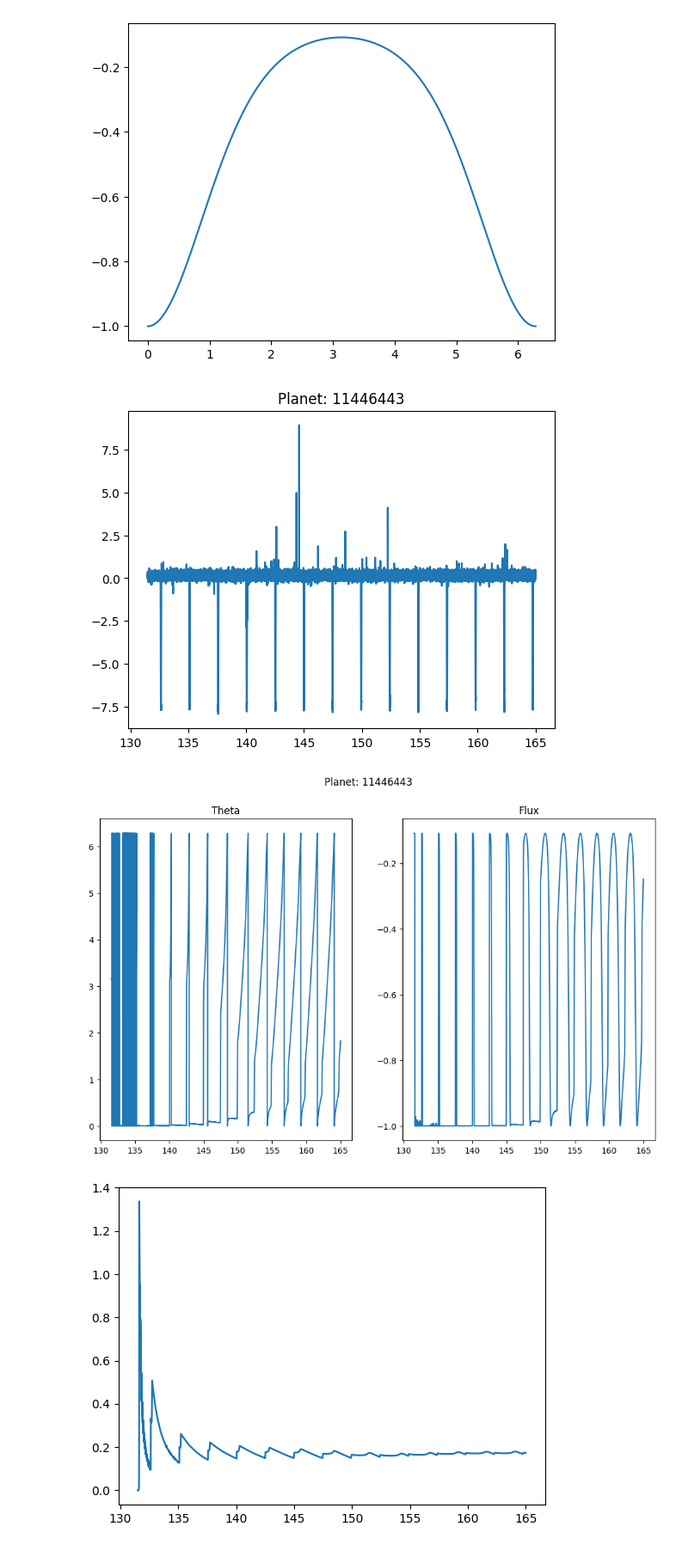
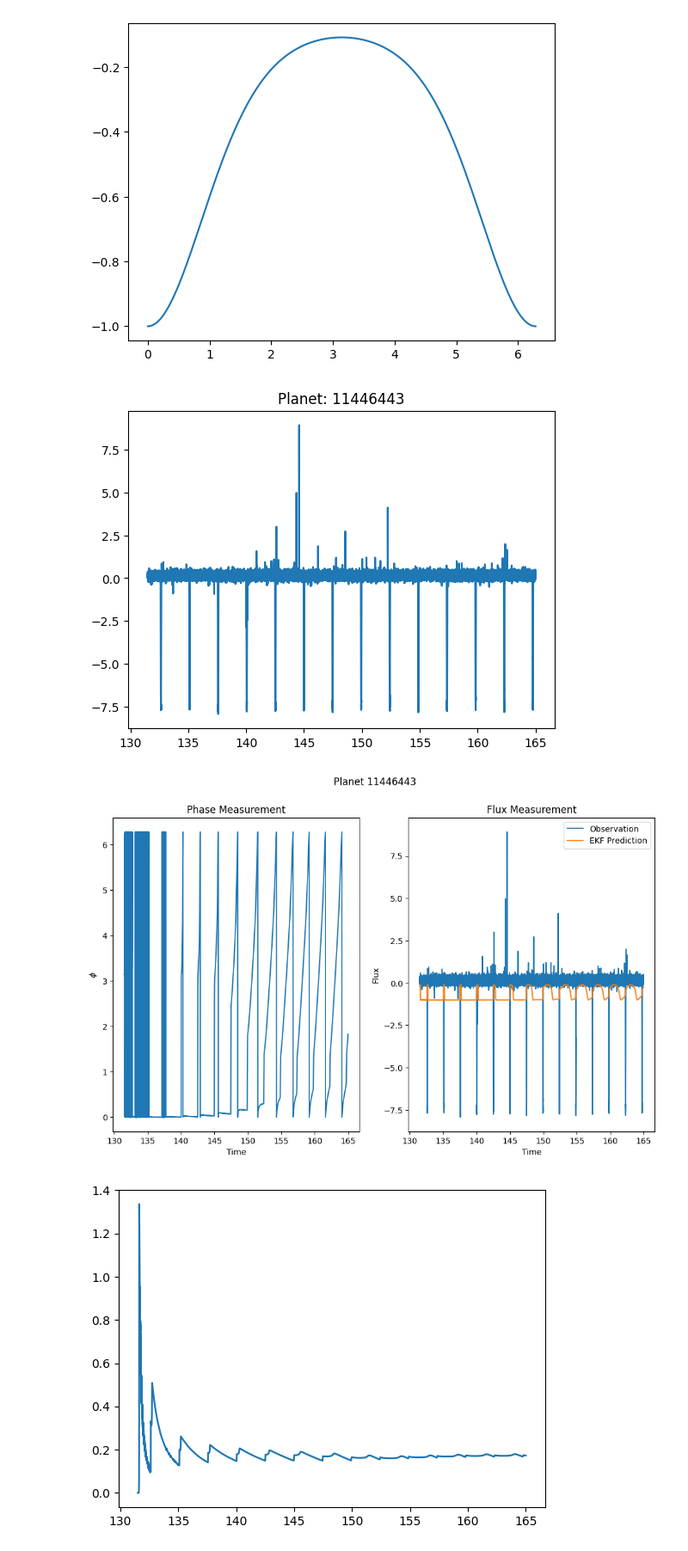
Before and after one commit to Jaredwinn77/ACME_VOL3_PLANET_FINDER, a Jupyter notebook: Kalman2State.ipynb, the cells around one changed output. Shown at 86% size. Cells and saved outputs as stored; diff of their text form; code cells hidden in the pictures.

Commit message:
extended kalman filter work here

```diff
--- a/Kalman2State.ipynb
+++ b/Kalman2State.ipynb
@@ -55,31 +64,15 @@ plt.show()
 # %%
-#theta
-G = 6.67e-11
-dt = 0.01
-
-dim_x = 2
-dim_z = 1
-
-ekf = ExtendedKalmanFilter(dim_x, dim_z)
-
-#initial state, x = [theta, angular velocity]
-#I got my angular velocity from my first google search
-#2pi / period
-ekf.x = np.array([[np.pi], [7.26e-5]])
-ekf.P = np.eye(2)
-
-#Linear State
-ekf.F = np.array([[1.0, dt], [0.0, 1.0]])
-
-#Noise
-ekf.Q = np.eye(2)*1e-10
-# ekf.R = np.array([[20/10**6]])
-ekf.R = np.array([[1.0]])
-#ekf.R = np.array([[x*20/10**6]])
-
+light_curve_dict = joblib.load("5_stars.joblib")
 jobids = light_curve_dict.keys()
 #vals is flux
 for id in jobids:
+    ekf = ExtendedKalmanFilter(dim_x, dim_z)
+    ekf.x = np.array([[np.pi], [7.26e-5]])
+    ekf.P = np.eye(2)
+    ekf.F = np.array([[1.0, dt], [0.0, 1.0]])
+    ekf.Q = np.eye(2)*1e-10
+    ekf.R = np.array([[1.0]])
+
     vals = np.asarray(light_curve_dict[id]['flux'], dtype=float)
     t = np.asarray(light_curve_dict[id]['time'], dtype=float)
 
@@ -98,39 +91,46 @@ for id in jobids:
 
     plt.plot(t, new_vals)
     plt.title(f'Planet: {id}')
     plt.show()
 
     thetas = []
     angular_vel = []
     for i, flux in enumerate(new_vals):
         ekf.predict()
         ekf.update(z=np.array([[flux]]), HJacobian=h_der, Hx=h)
         ekf.x[0][0] = ekf.x[0][0] % (2*np.pi)
         th, av = ekf.x.ravel()
         thetas.append(th)
         angular_vel.append(av)
 
     plt.figure(figsize=(12, 7))
     plt.subplot(121)
     #plot the observed measurements and then our thetas turned into brightness via H
     # plt.plot(t[::20], thetas[::20])
     plt.plot(t, thetas)
     plt.ticklabel_format(style='plain', axis='both', useOffset=False)
-    plt.title(f"Theta")
+    plt.xlabel("Time")
+    plt.ylabel(r'$\phi$')
+    plt.title(f"Phase Measurement")
 
     plt.subplot(122)
     #plot the observed measurements and then our thetas turned into brightness via H
-    plt.plot(t, [h([th, 0]) for th in thetas])
+    plt.plot(t, new_vals, label='Observation')
+    plt.plot(t, [h([th, 0]) for th in thetas], label='EKF Prediction')
+
     plt.ticklabel_format(style='plain', axis='both', useOffset=False)
-    plt.title(f"Flux")
+    plt.title(f"Flux Measurement")
+    plt.xlabel("Time")
+    plt.ylabel("Flux")
+    plt.legend()
 
-    plt.suptitle(f"Planet: {id}")
-    plt.show()
+    plt.suptitle(f"Planet {id}")
+    plt.savefig("EKF.png", dpi=1000)
 
     break
 # %% [output]
 [figure]
-[figure, old version]
+[figure, new version]
 # %%
 #plot the observed measurements and then our thetas turned into brightness via H
 plt.plot(t, angular_vel)
```
Also changed, not shown: parts of 7 cells of this notebook.
